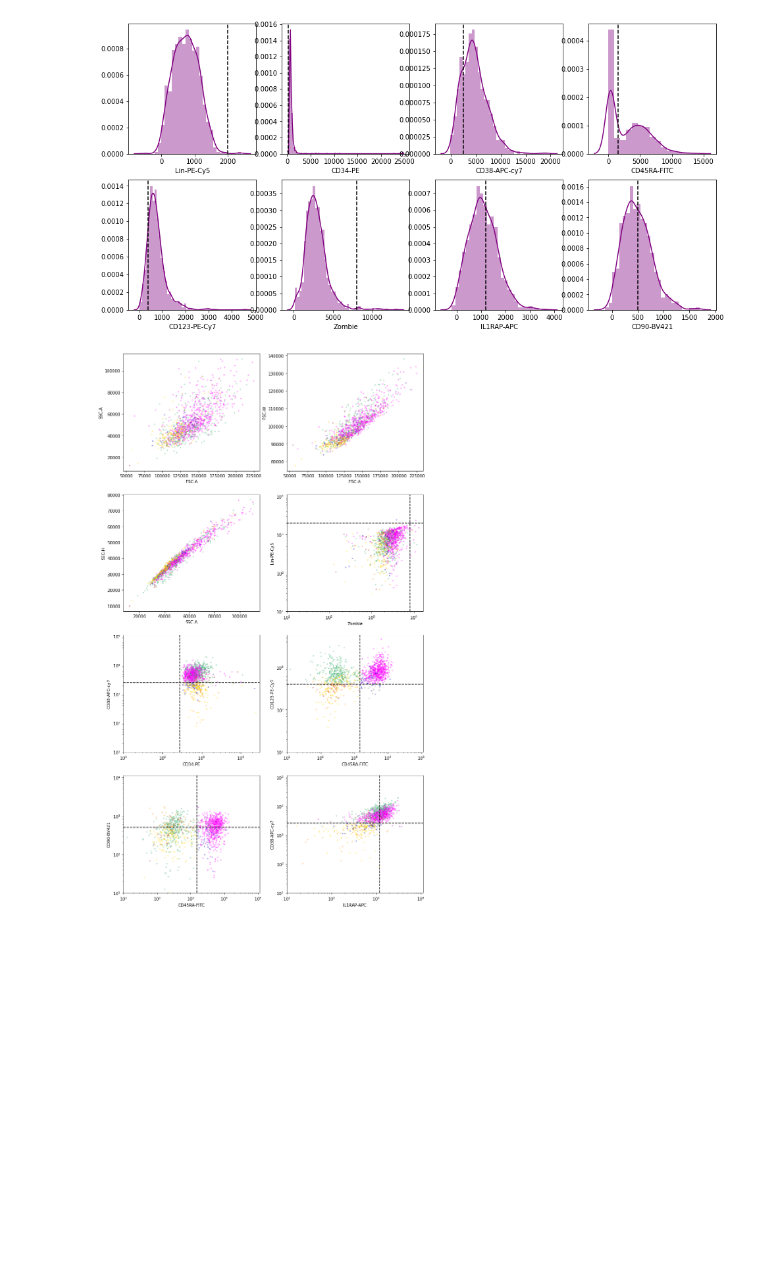
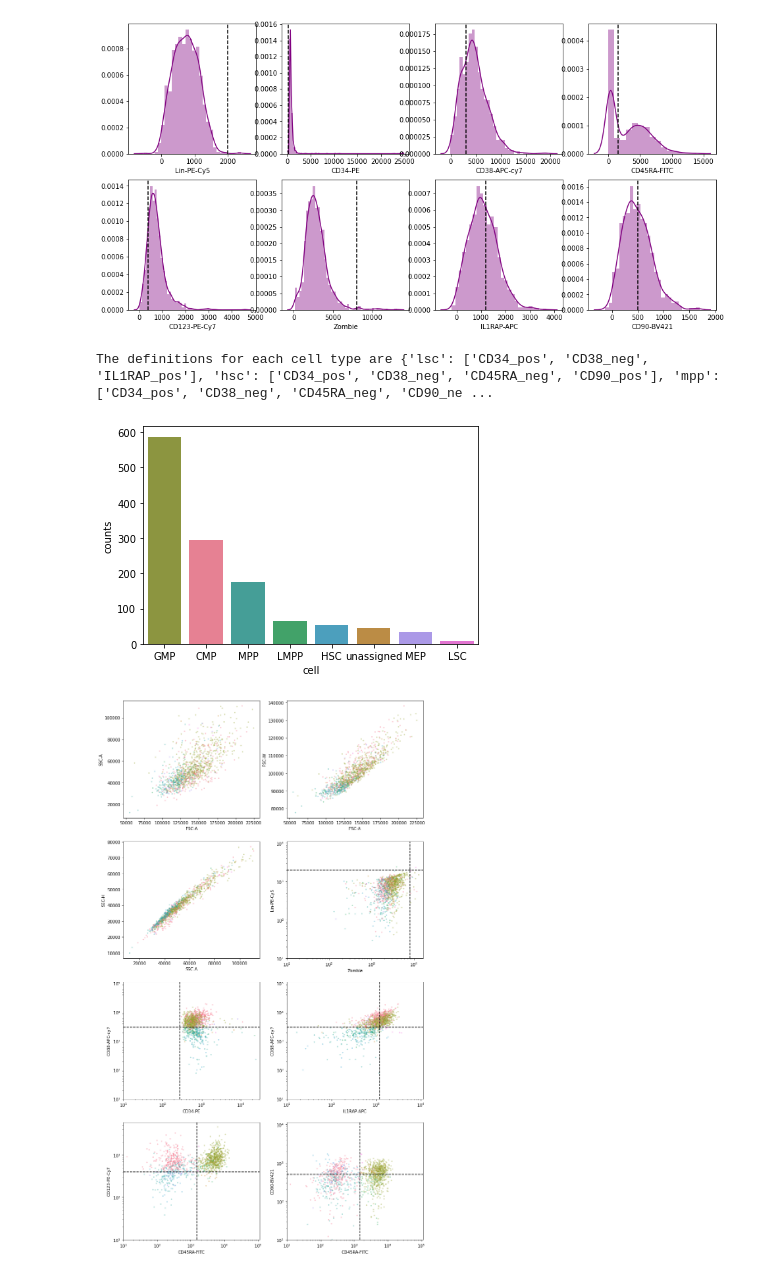
Before and after one commit to AnnatinaSchnegg/AS_amplicons, a Jupyter notebook: Code/Index - RN CD34.ipynb, the cells around one changed output. Drawn from its saved outputs; the diff is of its cells as text; code cells hidden in the pictures; blank space fills up the shorter version.

```diff
--- a/Code/Index - RN CD34.ipynb
+++ b/Code/Index - RN CD34.ipynb
@@ -16,9 +17,15 @@ import fcsparser
 
 directory = '../Data/RN_BM/Indexed/'
 
+#Count the number of plates
+count = 0
+for filename in os.listdir(directory):
+    count += 1
+
+plotlen = int(math.ceil(count/2))
 
 #Set up the plots
-fig, ax = plt.subplots(2,2, figsize = (16,10))
+fig, ax = plt.subplots(plotlen,2, figsize = (16,plotlen*5))
 ax = ax.ravel()
 fig.subplots_adjust(hspace = 0.3, wspace=.3)
 
@@ -225,9 +232,9 @@ plot_list = [
     ['SSC-A', 'SSC-H'],
     ['Zombie', 'Lin-PE-Cy5'],
     ['CD34-PE', 'CD38-APC-cy7'],
+    ['IL1RAP-APC', 'CD38-APC-cy7'],
     ['CD45RA-FITC', 'CD123-PE-Cy7'],
-    ['CD45RA-FITC', 'CD90-BV421'],
-    ['IL1RAP-APC', 'CD38-APC-cy7']
+    ['CD45RA-FITC', 'CD90-BV421']
 ]
 
 #Define colour palette here, and make a new column for it (c=  can only take a number or colour, not a categorical)
@@ -241,7 +248,7 @@ sourcedata['Colour'] = sourcedata['Plate'].replace(palette)
 gate_loc = {
     'Lin-PE-Cy5': 2000,
     'CD34-PE': 280 ,
-    'CD38-APC-cy7': 2500 ,
+    'CD38-APC-cy7': 3000 ,
     'CD45RA-FITC': 1500 ,
     'CD123-PE-Cy7': 400,
     'Zombie': 8000,
@@ -339,6 +347,8 @@ for a, b in zip(alltypes, col_names):
 
     criteria[b] = critlist
 
+print(f'The definitions for each cell type are {criteria}:')
+
 #Use calculated criteria to add cell type true/false columns
 
 for x in col_names:
@@ -357,8 +367,11 @@ for a, b in zip(col_names, celltypes):
 
 #Create a file containing assigned cell type for each well
 
+CD34_alldata.to_csv('../Data/RN_BM_alldata_index.tsv', sep = '\t')
 RN_BM_index = CD34_alldata[['Plate_Well','celltype']]
 RN_BM_index.to_csv('../Data/RN_BM_index.tsv', sep = '\t')
+# %% [output]
+The definitions for each cell type are {'lsc': ['CD34_pos', 'CD38_neg', 'IL1RAP_pos'], 'hsc': ['CD34_pos', 'CD38_neg', 'CD45RA_neg', 'CD90_pos'], 'mpp': ['CD34_pos', 'CD38_neg', 'CD45RA_neg', 'CD90_ne ...
 # %%
 #Plot again, but this time colour by cell type
 #Need to figure out how to apply a legend - ask FZ
@@ -372,47 +385,53 @@ plot_list = [
     ['SSC-A', 'SSC-H'],
     ['Zombie', 'Lin-PE-Cy5'],
     ['CD34-PE', 'CD38-APC-cy7'],
+    ['IL1RAP-APC', 'CD38-APC-cy7'],
     ['CD45RA-FITC', 'CD123-PE-Cy7'],
-    ['CD45RA-FITC', 'CD90-BV421'],
-    ['IL1RAP-APC', 'CD38-APC-cy7']
+    ['CD45RA-FITC', 'CD90-BV421']
 ]
 
 #Define colour palette here, and make a new column for it (c=  can only take a number or colour, not a categorical)
 ct = sourcedata['celltype'].drop_duplicates().to_list()
-col = ['mediumseagreen', 'gray', 'fuchsia', 'mediumblue','gold', 'darkorange', 'firebrick', 'darkviolet'] #can replace the colours used here
-palette = dict(zip(ct, col))
+col = sns.color_palette('husl', n_colors = len(ct))
+palette2 = dict(zip(ct, col))
 
-sourcedata['Colour'] = sourcedata['celltype'].replace(palette)
+sourcedata['Colour'] = sourcedata['celltype'].map(palette2)
 
+#Make a plot of cell type distributions
+
+c = sourcedata['celltype'].value_counts().rename_axis('cell').reset_index(name='counts')
+sns.barplot(x='cell', y='counts', data = c, palette = palette2)
 
 #Which fluorophores are on a log scale
 logs = ['Lin-PE-Cy5', 'CD34-PE','CD38-APC-cy7', 'CD45RA-FITC','CD123-PE-Cy7','Zombie', 'IL1RAP-APC', 'CD90-BV421']
 
 fix, axs = plt.subplots(4,2, figsize = (13,24))
 axs = axs.ravel()
 fig.subplots_adjust(hspace = 0.3, wspace=.3)
 
 for ax,y in zip(axs, plot_list):
     x_label = y[0]
     y_label = y[1]
     ax.scatter(sourcedata[x_label] + 11, sourcedata[y_label] + 11, alpha = 0.3, c = sourcedata['Colour'],  s = 5)
     ax.set_xlabel(x_label)
     ax.set_ylabel(y_label)
     #ax.legend(bbox_to_anchor=(1.05, 1), loc='upper left', borderaxespad=0., title='Cell types')
     if x_label in logs:
         ax.set_xscale('log')
         ax.set_xlim(left = 10)
     if y_label in logs:
         ax.set_yscale('log')
         ax.set_ylim(bottom = 10)
     if x_label in gate_loc:
         ax.axvline(gate_loc[x_label], ls = '--', c = 'k')
     if y_label in gate_loc:
         ax.axhline(gate_loc[y_label], ls = '--', c = 'k')
 
     ax.autoscale_view()
 
 
 fig.tight_layout()
+#plt.close()
 # %% [output]
-[figure, old version]
+[figure, new version]
+[figure, added]
```
Also changed, not shown: parts of 6 cells of this notebook, 34 other files.
